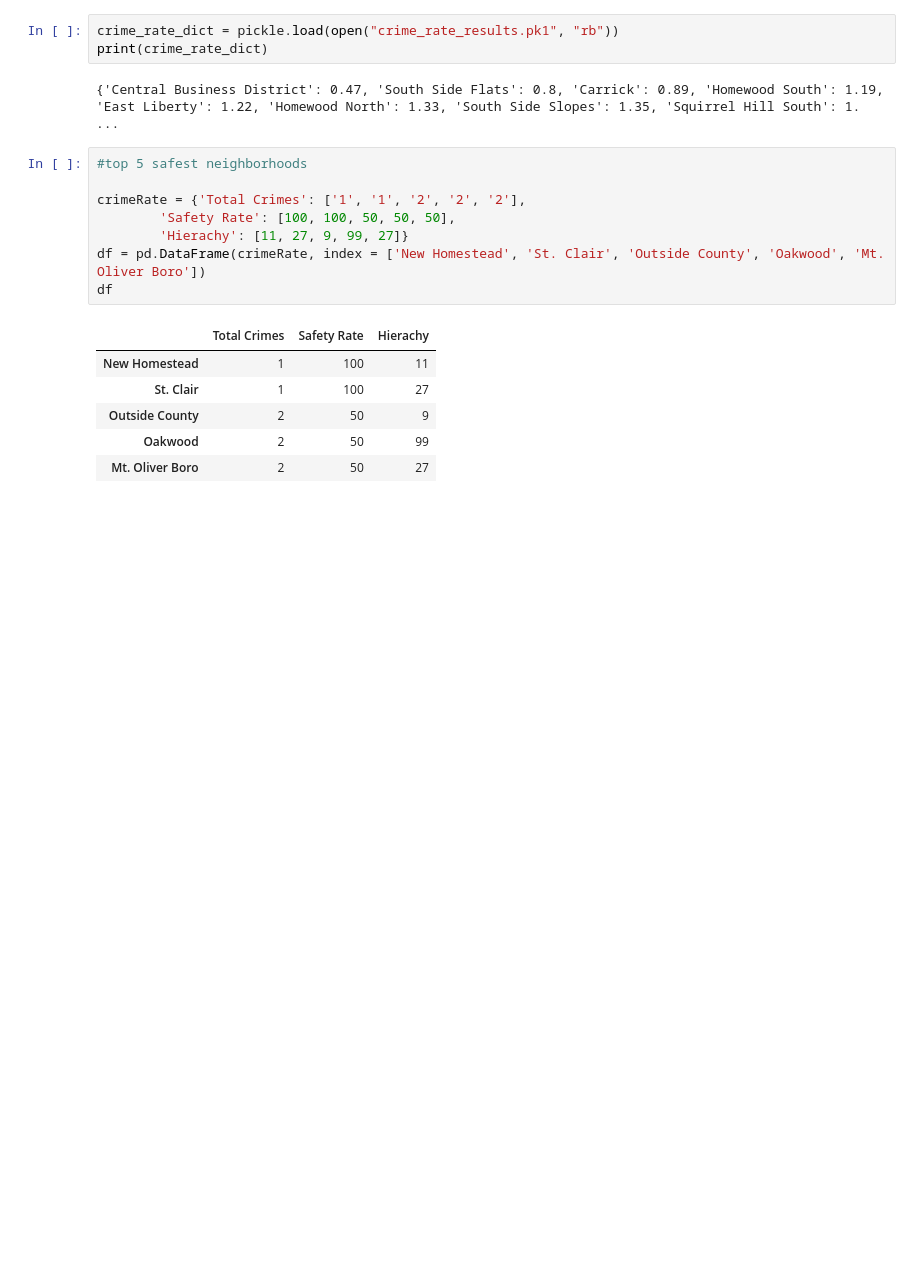
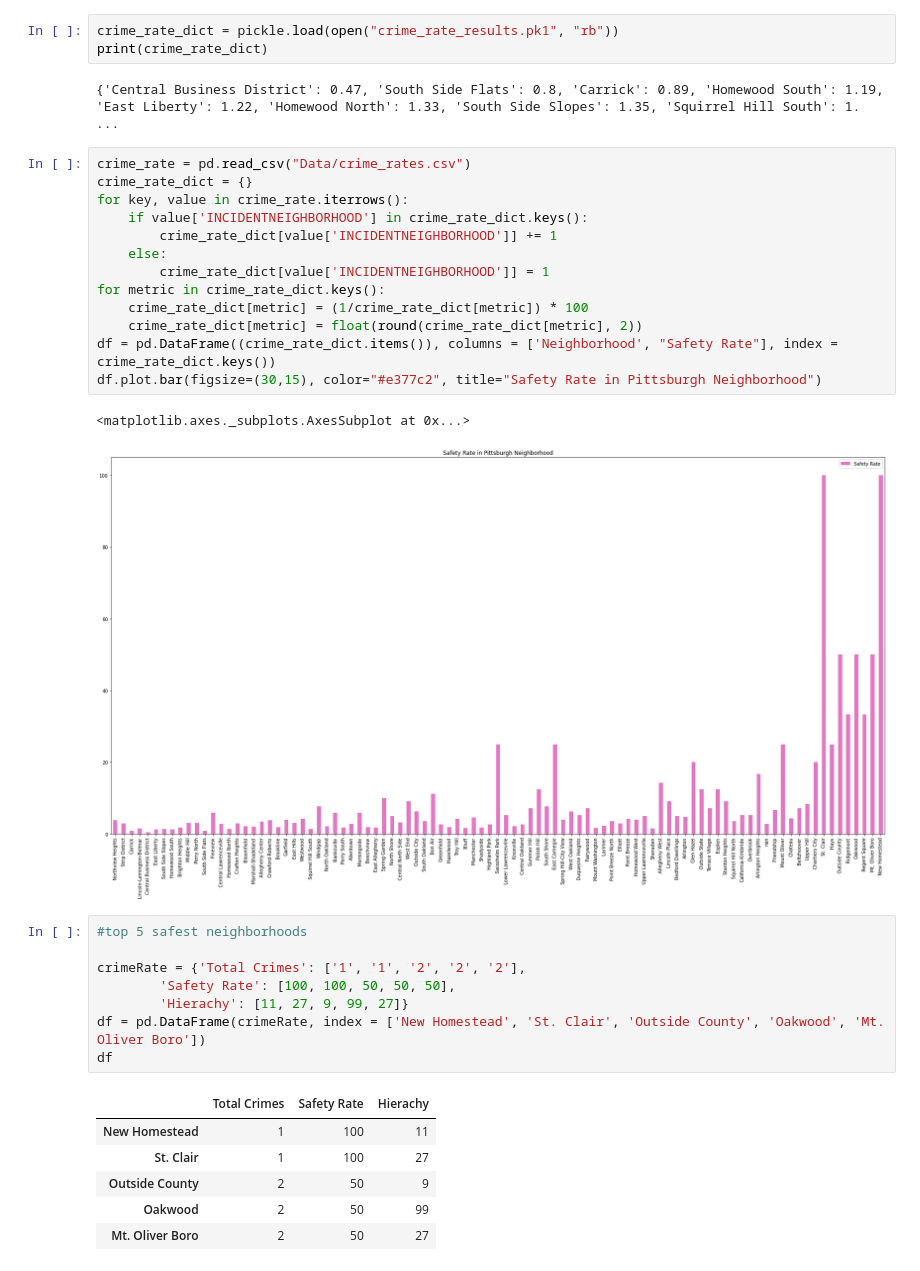
Before and after one commit to Kabi22/Big-Ideas-Final-Project, a Jupyter notebook: Results_Combined.ipynb, the cells around one changed output. Drawn from its saved outputs; the diff is of its cells as text; blank space fills up the shorter version.

```diff
--- a/Results_Combined.ipynb
+++ b/Results_Combined.ipynb
@@ -70,6 +70,22 @@ crime_rate_dict = pickle.load(open("crime_rate_results.pk1", "rb"))
 print(crime_rate_dict)
 # %% [output]
 {'Central Business District': 0.47, 'South Side Flats': 0.8, 'Carrick': 0.89, 'Homewood South': 1.19, 'East Liberty': 1.22, 'Homewood North': 1.33, 'South Side Slopes': 1.35, 'Squirrel Hill South': 1. ...
+# %%
+crime_rate = pd.read_csv("Data/crime_rates.csv")
+crime_rate_dict = {}
+for key, value in crime_rate.iterrows():
+    if value['INCIDENTNEIGHBORHOOD'] in crime_rate_dict.keys():
+        crime_rate_dict[value['INCIDENTNEIGHBORHOOD']] += 1
+    else:
+        crime_rate_dict[value['INCIDENTNEIGHBORHOOD']] = 1
+for metric in crime_rate_dict.keys():
+    crime_rate_dict[metric] = (1/crime_rate_dict[metric]) * 100
+    crime_rate_dict[metric] = float(round(crime_rate_dict[metric], 2))
+df = pd.DataFrame((crime_rate_dict.items()), columns = ['Neighborhood', "Safety Rate"], index = crime_rate_dict.keys())
+df.plot.bar(figsize=(30,15), color="#e377c2", title="Safety Rate in Pittsburgh Neighborhood")
+# %% [output]
+<matplotlib.axes._subplots.AxesSubplot at 0x...>
+[figure, added]
 # %%
 #top 5 safest neighborhoods
 
```
Also changed, not shown: parts of 1 cell of this notebook.
